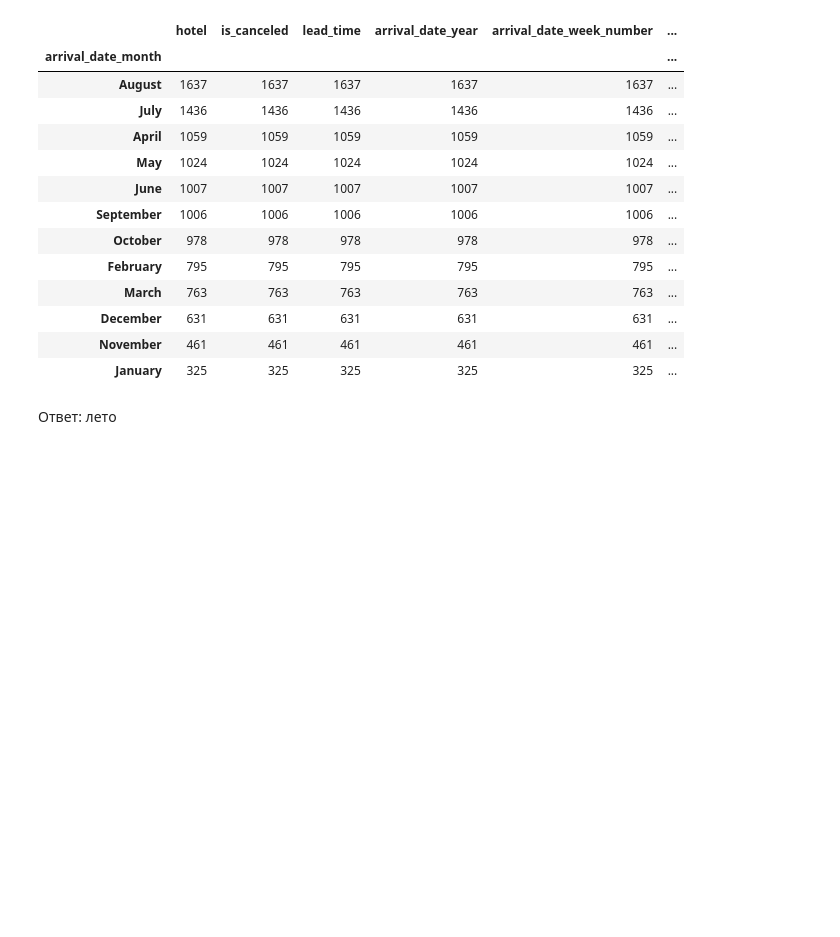
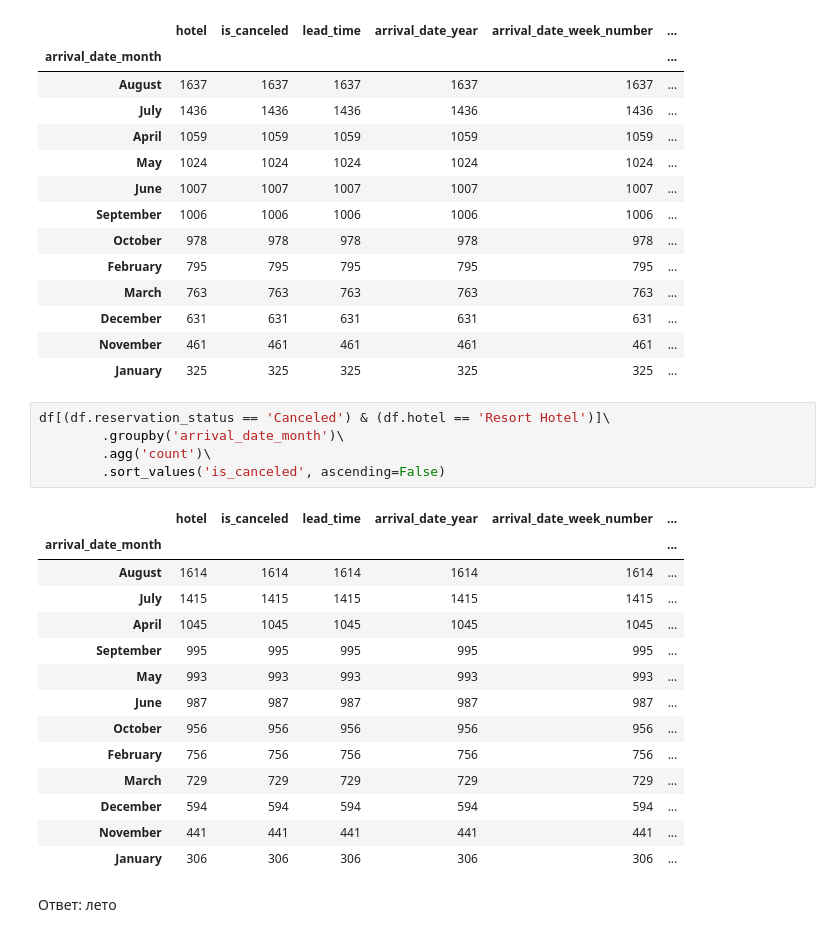
Before and after one commit to gbrs/python_math_intensive, a Jupyter notebook: Домашнее задание 7.ipynb, the cells around one changed output. Saved outputs shown, nothing was run; the diff lists cells and outputs as text; blank space fills up the shorter version.

```diff
--- a/Домашнее задание 7.ipynb
+++ b/Домашнее задание 7.ipynb
@@ -340,6 +421,26 @@ df[(df.is_canceled == 1) & (df.hotel == 'Resort Hotel')]\
 | December | 631 | 631 | 631 | 631 | 631 | ... |
 | November | 461 | 461 | 461 | 461 | 461 | ... |
 | January | 325 | 325 | 325 | 325 | 325 | ... |
+# %%
+df[(df.reservation_status == 'Canceled') & (df.hotel == 'Resort Hotel')]\
+        .groupby('arrival_date_month')\
+        .agg('count')\
+        .sort_values('is_canceled', ascending=False)
+# %% [output]
+|  | hotel | is_canceled | lead_time | arrival_date_year | arrival_date_week_number | ... |
+| arrival_date_month |  |  |  |  |  | ... |
+| August | 1614 | 1614 | 1614 | 1614 | 1614 | ... |
+| July | 1415 | 1415 | 1415 | 1415 | 1415 | ... |
+| April | 1045 | 1045 | 1045 | 1045 | 1045 | ... |
+| September | 995 | 995 | 995 | 995 | 995 | ... |
+| May | 993 | 993 | 993 | 993 | 993 | ... |
+| June | 987 | 987 | 987 | 987 | 987 | ... |
+| October | 956 | 956 | 956 | 956 | 956 | ... |
+| February | 756 | 756 | 756 | 756 | 756 | ... |
+| March | 729 | 729 | 729 | 729 | 729 | ... |
+| December | 594 | 594 | 594 | 594 | 594 | ... |
+| November | 441 | 441 | 441 | 441 | 441 | ... |
+| January | 306 | 306 | 306 | 306 | 306 | ... |
 # %% [markdown]
 Ответ: лето
 # %% [markdown]
```
Also changed, not shown: parts of 19 cells of this notebook.
